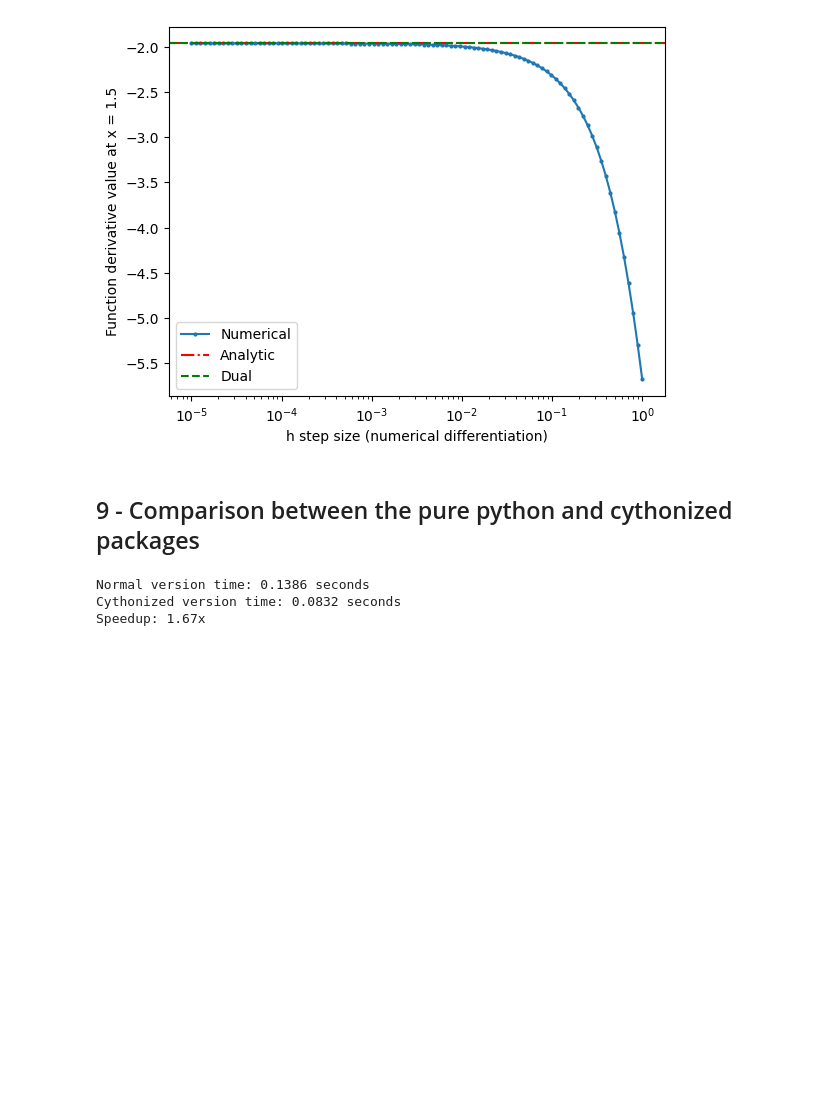
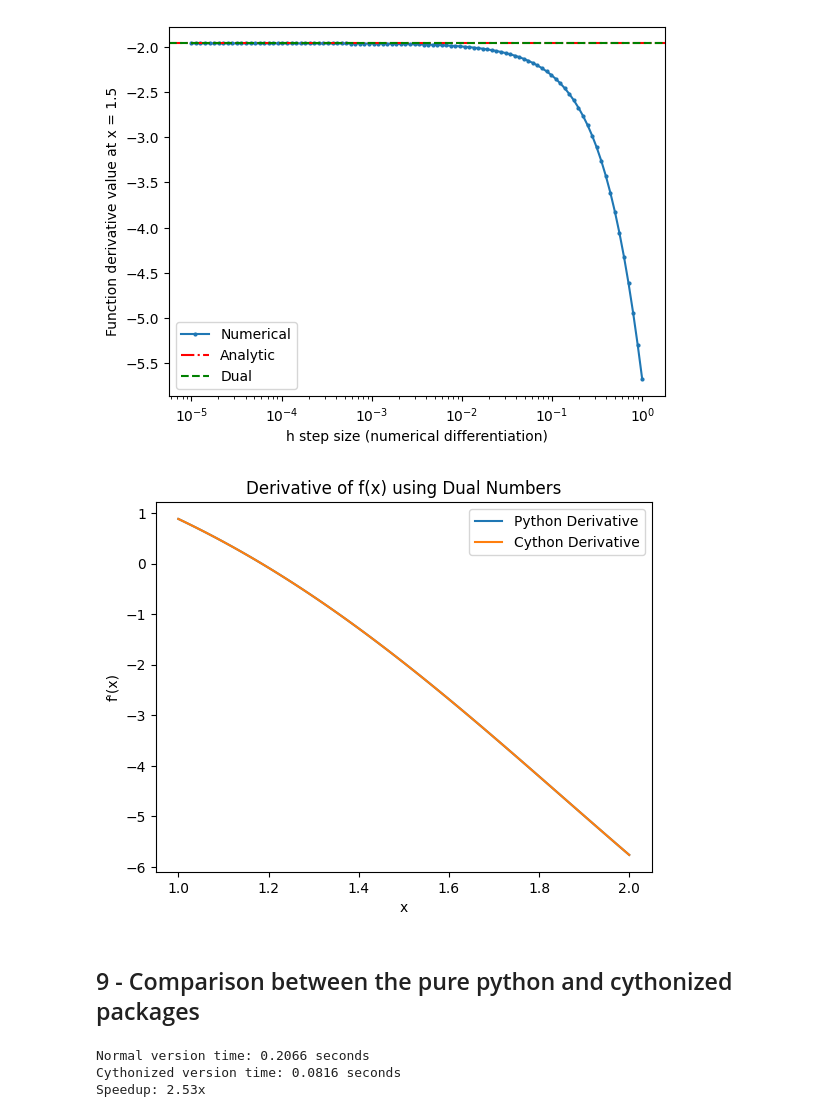
Before and after one commit to S-Nazem/dual_autodiff, a Jupyter notebook: dual_autodiff.ipynb, the cells around one changed output. Cells and saved outputs as stored; diff of their text form; code cells hidden in the pictures; blank space fills up the shorter version.

Commit message:
Added compute_derivative function in Dual class

```diff
--- a/dual_autodiff.ipynb
+++ b/dual_autodiff.ipynb
@@ -10,4 +12,7 @@ import math
 import numpy as np
 # %% [markdown]
 ### Functions that return the derivate value at any given x value:
+# %%
+def f(x):
+    return (x.sin()).log() + ((x * x) * x.cos())
 # %%
@@ -49,6 +48,21 @@ plt.legend()
 # %% [output]
 <matplotlib.legend.Legend at 0x...>
 [figure]
+# %%
+
+x_vals = np.linspace(1.0, 2.0, 100)
+derivatives_python = [compute_derivative(f, x, Dual) for x in x_vals]
+derivatives_cython = [compute_derivative(f, x, Dual_c) for x in x_vals]
+
+plt.plot(x_vals, derivatives_python, label="Python Derivative")
+plt.plot(x_vals, derivatives_cython, label="Cython Derivative")
+plt.xlabel("x")
+plt.ylabel("f'(x)")
+plt.legend()
+plt.title("Derivative of f(x) using Dual Numbers")
+plt.show()
+# %% [output]
+[figure, added]
 # %% [markdown]
 ## 9 - Comparison between the pure python and cythonized packages
 # %%
@@ -79,9 +93,9 @@ print(f"Normal version time: {normal_time:.4f} seconds")
 print(f"Cythonized version time: {cython_time:.4f} seconds")
 print(f"Speedup: {normal_time / cython_time:.2f}x")
 # %% [output]
-Normal version time: 0.1386 seconds
-Cythonized version time: 0.0832 seconds
-Speedup: 1.67x
+Normal version time: 0.2066 seconds
+Cythonized version time: 0.0816 seconds
+Speedup: 2.53x
 # %%
 normal = []
 cyth = []
```
Also changed, not shown: parts of 5 cells of this notebook, 4 other files.
